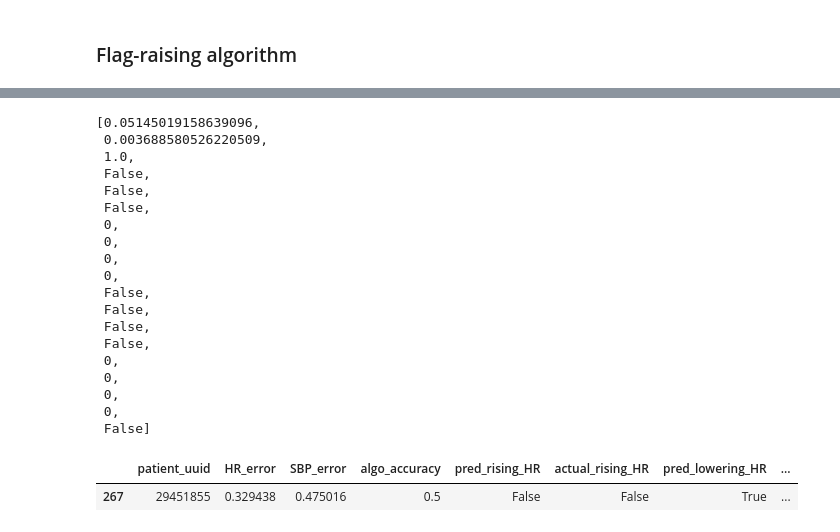
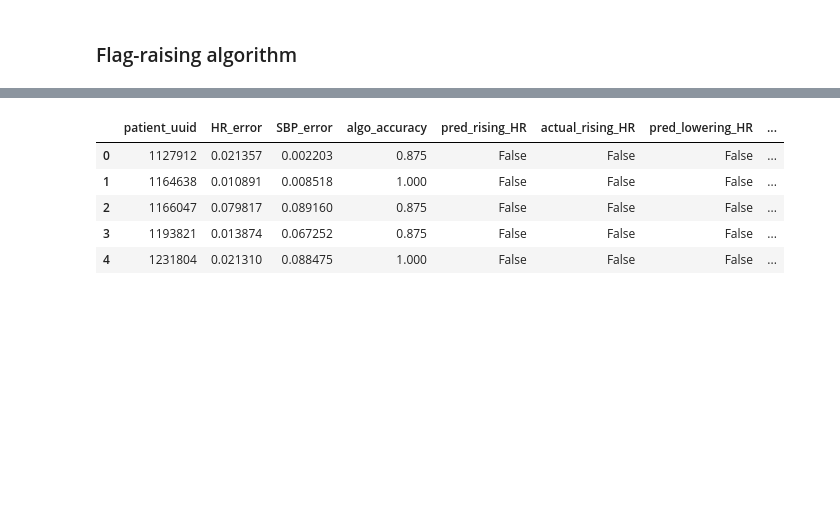
Before and after one commit to PKing70/Sentinel, a Jupyter notebook: VAR/VAR.ipynb, the cells around one changed output, grey strips where cells are left out. Cells and saved outputs as stored; diff of their text form; code cells hidden in the pictures; blank space fills up the shorter version.

```diff
--- a/VAR/VAR.ipynb
+++ b/VAR/VAR.ipynb
@@ -709,28 +444,6 @@ def compare_flags(df_train, df_test, df_forecast):
     result = [HR_error, SBP_error, algo_accuracy] + actual_flags[1:] + pred_flags[1:]
 
     return result
-# %%
-compare_flags(df_train, df_test, df_forecast)
-# %% [output]
-[0.05145019158639096,
- 0.003688580526220509,
- 1.0,
- False,
- False,
- False,
- 0,
- 0,
- 0,
- 0,
- False,
- False,
- False,
- False,
- 0,
- 0,
- 0,
- 0,
- False]
 # %%
 # Defines column names for dataframe
 flag_columns = ['patient_uuid', 'HR_error', 'SBP_error', 'algo_accuracy', 'actual_rising_HR', 'actual_lowering_HR',
@@ -751,10 +465,14 @@ df_flags = df_flags[['patient_uuid', 'HR_error', 'SBP_error', 'algo_accuracy', '
                      'pred_lowering_HR', 'actual_lowering_HR', 'pred_rising_SBP', 'actual_rising_SBP', 'pred_high_BP',
                      'actual_high_BP', 'pred_min_HR', 'actual_min_HR', 'pred_max_HR', 'actual_max_HR', 'pred_min_SBP',
                      'actual_min_SBP', 'pred_max_SBP', 'actual_max_SBP']]
+# %%
+df_flags.head()
+# %% [output]
+|  | patient_uuid | HR_error | SBP_error | algo_accuracy | pred_rising_HR | actual_rising_HR | pred_lowering_HR | ... |
+| 0 | 1127912 | 0.021357 | 0.002203 | 0.875 | False | False | False | ... |
+| 1 | 1164638 | 0.010891 | 0.008518 | 1.000 | False | False | False | ... |
+| 2 | 1166047 | 0.079817 | 0.089160 | 0.875 | False | False | False | ... |
+| 3 | 1193821 | 0.013874 | 0.067252 | 0.875 | False | False | False | ... |
+| 4 | 1231804 | 0.021310 | 0.088475 | 1.000 | False | False | False | ... |
 # %%
 df_flags.to_csv('flag_stats.csv', index=False)
-# %%
-df_flags[df_flags.HR_error == df_flags.HR_error.max()]
-# %% [output]
-|  | patient_uuid | HR_error | SBP_error | algo_accuracy | pred_rising_HR | actual_rising_HR | pred_lowering_HR | ... |
-| 267 | 29451855 | 0.329438 | 0.475016 | 0.5 | False | False | True | ... |
```
Also changed, not shown: parts of 102 cells of this notebook.
